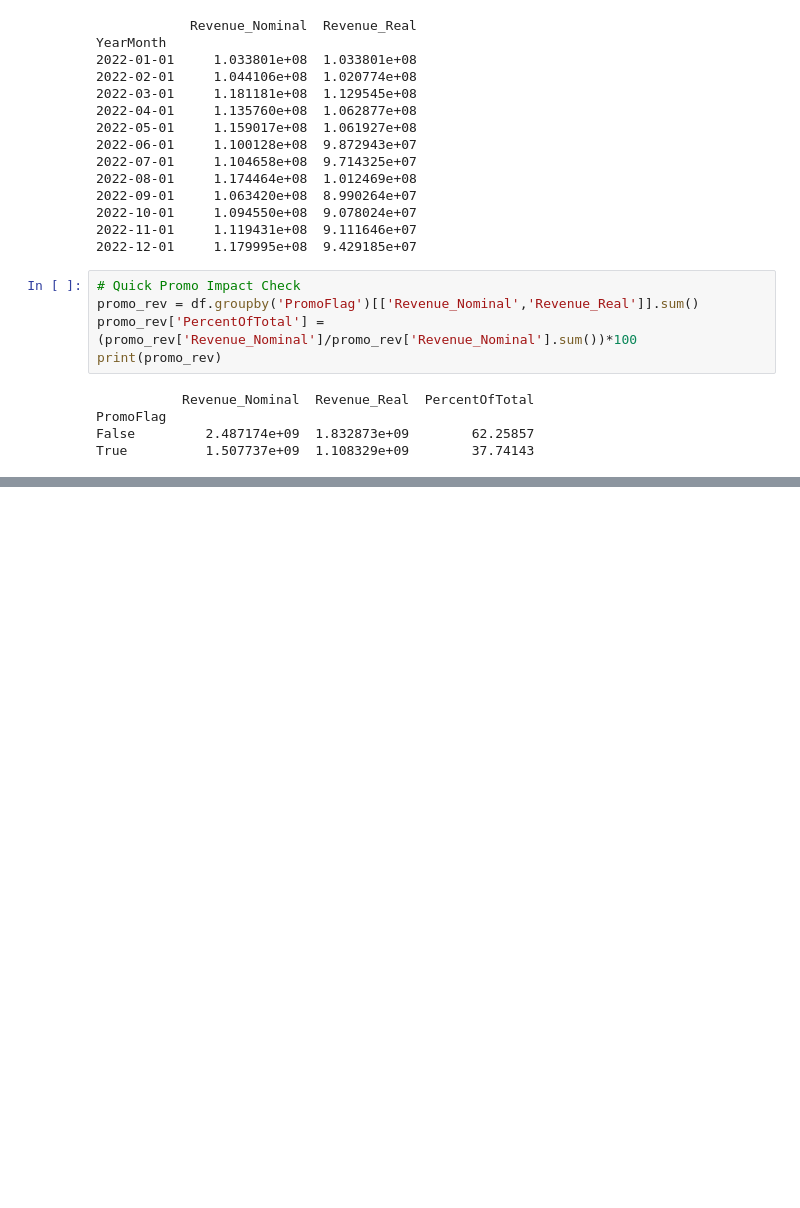
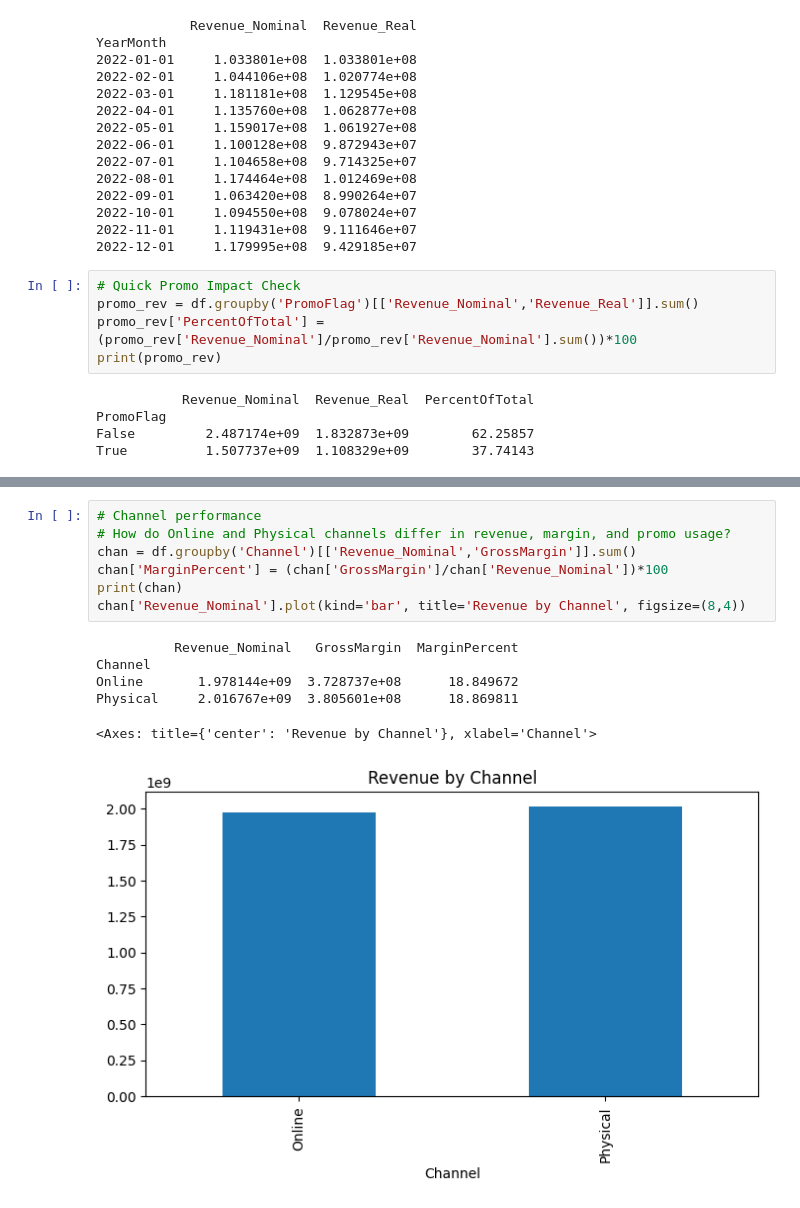
Before and after one commit to suntwister/Retail-Sales-Insights, a Jupyter notebook: notebooks/02_EDA.ipynb, the cells around one changed output, grey strips where cells are left out. Cells and saved outputs as stored; diff of their text form; blank space fills up the shorter version.

```diff
--- a/notebooks/02_EDA.ipynb
+++ b/notebooks/02_EDA.ipynb
@@ -239,0 +302,14 @@ True          1.507737e+09  1.108329e+09        37.74143
+# %%
+# Channel performance
+# How do Online and Physical channels differ in revenue, margin, and promo usage?
+chan = df.groupby('Channel')[['Revenue_Nominal','GrossMargin']].sum()
+chan['MarginPercent'] = (chan['GrossMargin']/chan['Revenue_Nominal'])*100
+print(chan)
+chan['Revenue_Nominal'].plot(kind='bar', title='Revenue by Channel', figsize=(8,4))
+# %% [output]
+          Revenue_Nominal   GrossMargin  MarginPercent
+Channel
+Online       1.978144e+09  3.728737e+08      18.849672
+Physical     2.016767e+09  3.805601e+08      18.869811
+<Axes: title={'center': 'Revenue by Channel'}, xlabel='Channel'>
+[figure, added]
```
Also changed, not shown: parts of 11 cells of this notebook.
